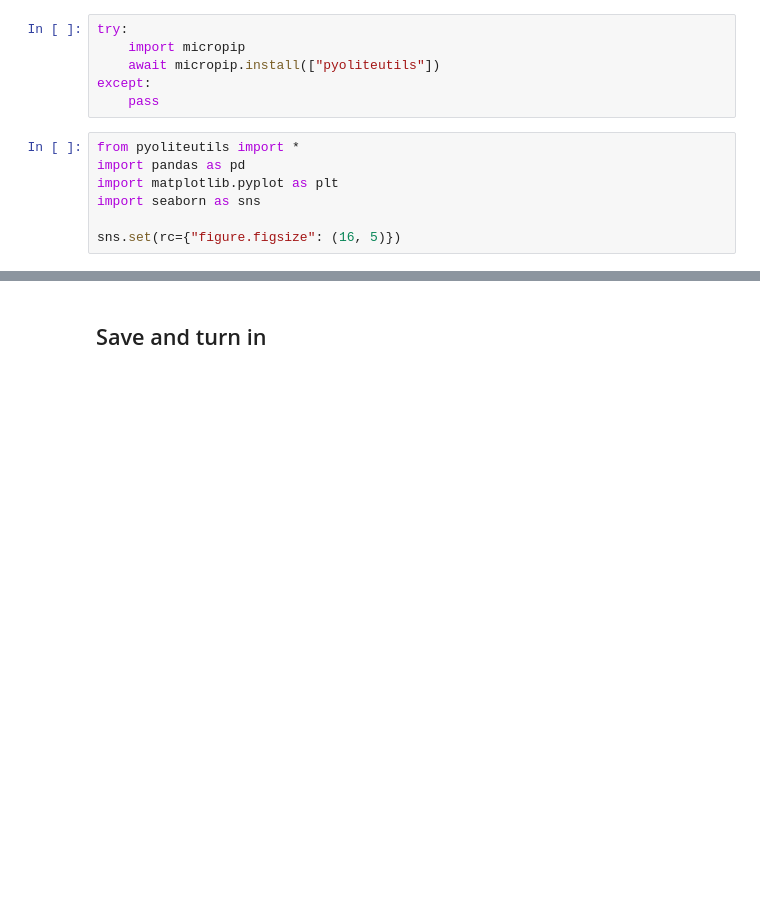
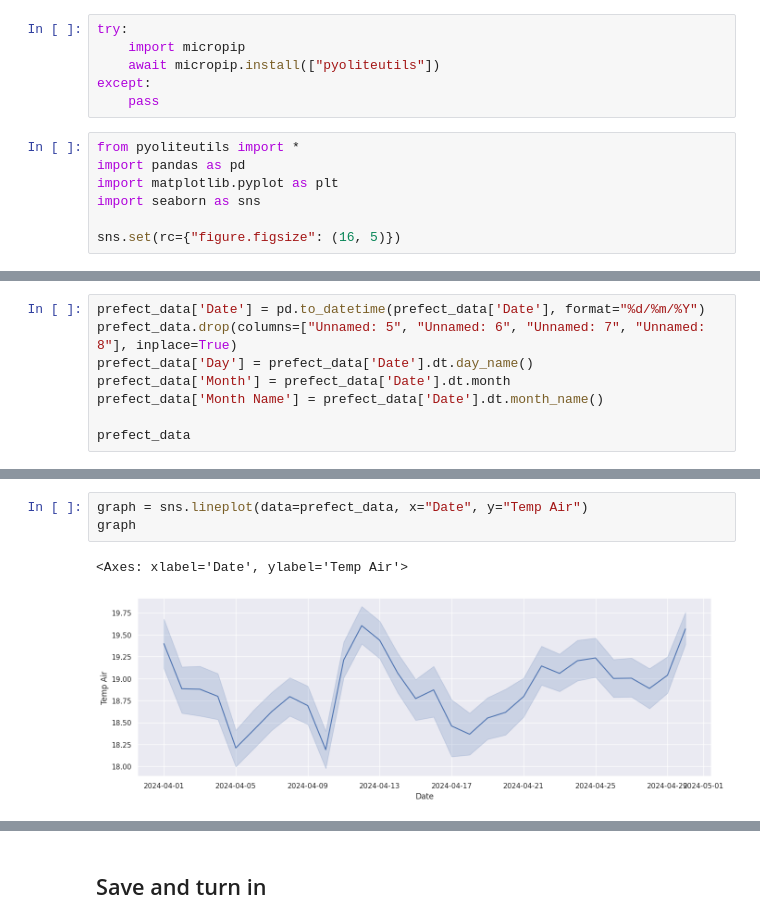
Before and after one commit to UTCSheffield/Y10-Computing-GCSE-jupyter, a Jupyter notebook: content/Prefect_Project/week_3.ipynb, the cells around one changed output, grey strips where cells are left out. Saved outputs shown, nothing was run; the diff lists cells and outputs as text; blank space fills up the shorter version.

```diff
--- a/content/Prefect_Project/week_3.ipynb
+++ b/content/Prefect_Project/week_3.ipynb
@@ -46,0 +63,8 @@ ValueError: Invalid file path or buffer object type: <class 'coroutine'>
+# %%
+prefect_data['Date'] = pd.to_datetime(prefect_data['Date'], format="%d/%m/%Y")
+prefect_data.drop(columns=["Unnamed: 5", "Unnamed: 6", "Unnamed: 7", "Unnamed: 8"], inplace=True)
+prefect_data['Day'] = prefect_data['Date'].dt.day_name()
+prefect_data['Month'] = prefect_data['Date'].dt.month
+prefect_data['Month Name'] = prefect_data['Date'].dt.month_name()
+
+prefect_data
@@ -46,0 +110,6 @@ ValueError: Invalid file path or buffer object type: <class 'coroutine'>
+# %%
+graph = sns.lineplot(data=prefect_data, x="Date", y="Temp Air")
+graph
+# %% [output]
+<Axes: xlabel='Date', ylabel='Temp Air'>
+[figure, added]
```
Also changed, not shown: parts of 44 cells of this notebook.
